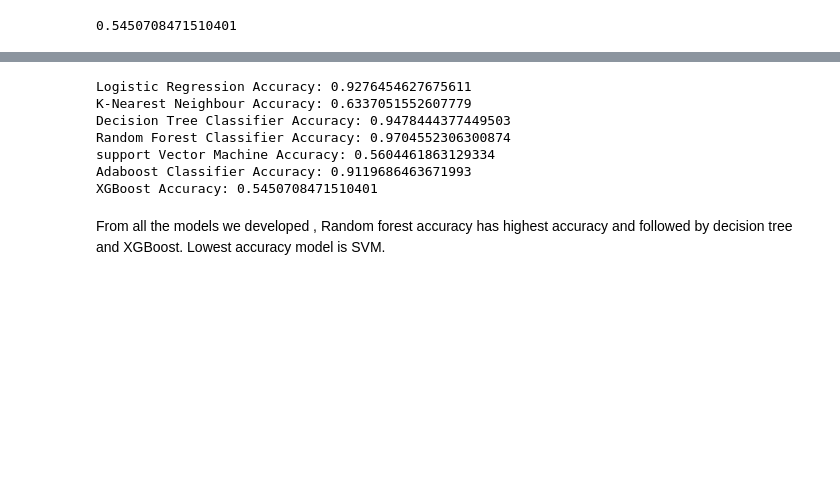
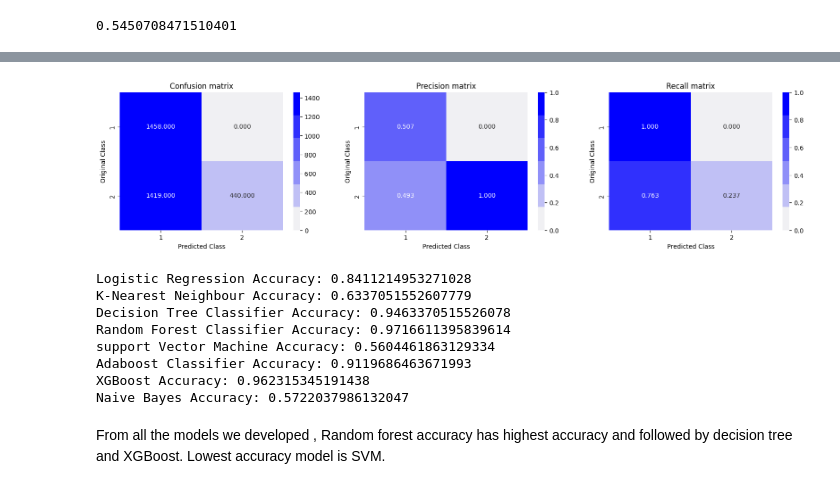
Before and after one commit to sabascodes/Data_mining, a Jupyter notebook: Data_mining_project.ipynb, the cells around one changed output, grey strips where cells are left out. Saved outputs shown, nothing was run; the diff lists cells and outputs as text; code cells hidden in the pictures; blank space fills up the shorter version.

```diff
--- a/Data_mining_project.ipynb
+++ b/Data_mining_project.ipynb
@@ -337,0 +346,5 @@ plot_confusion_matrix(test_Y, xgb_predict)
+# %%
+gnp = GaussianNB()
+model_9 = gnp.fit(train_X, train_Y)
+# %%
+gnp_predict=model_9.predict(test_X)
@@ -338,3 +366,7 @@ plot_confusion_matrix(test_Y, xgb_predict)
+# %%
+plot_confusion_matrix(test_Y, gnp_predict)
+# %% [output]
+[figure, added]
 # %%
 print('Logistic Regression Accuracy:',accuracy_score(logreg_predict,test_Y))
 print('K-Nearest Neighbour Accuracy:',accuracy_score(knn_predict,test_Y))
@@ -343,14 +375,16 @@ print('Random Forest Classifier Accuracy:',accuracy_score(rfc_predict,test_Y))
 print('support Vector Machine Accuracy:',accuracy_score(svm_predict,test_Y))
 print('Adaboost Classifier Accuracy:',accuracy_score(adc_predict,test_Y))
 print('XGBoost Accuracy:',accuracy_score(xgb_predict,test_Y_xgb))
+print('Naive Bayes Accuracy:',accuracy_score(gnp_predict,test_Y))
 # %% [output]
-Logistic Regression Accuracy: 0.9276454627675611
+Logistic Regression Accuracy: 0.8411214953271028
 K-Nearest Neighbour Accuracy: 0.6337051552607779
-Decision Tree Classifier Accuracy: 0.9478444377449503
-Random Forest Classifier Accuracy: 0.9704552306300874
+Decision Tree Classifier Accuracy: 0.9463370515526078
+Random Forest Classifier Accuracy: 0.9716611395839614
 support Vector Machine Accuracy: 0.5604461863129334
 Adaboost Classifier Accuracy: 0.9119686463671993
-XGBoost Accuracy: 0.5450708471510401
+XGBoost Accuracy: 0.962315345191438
+Naive Bayes Accuracy: 0.5722037986132047
 # %% [markdown]
 From all the models we developed , Random forest accuracy has highest accuracy and followed by decision tree and XGBoost. Lowest accuracy model is SVM.
 # %% [markdown]
```
Also changed, not shown: parts of 11 cells of this notebook.
